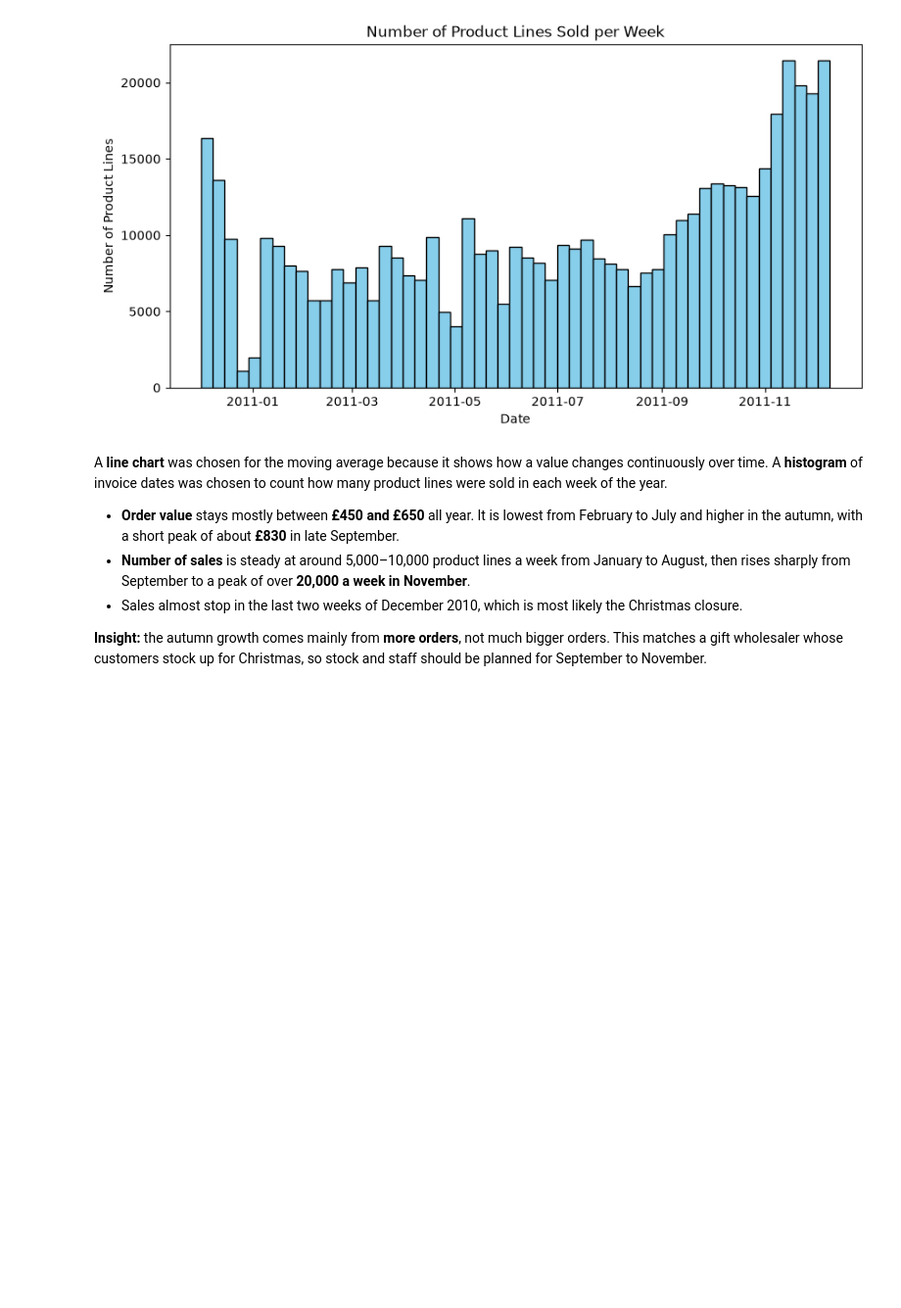
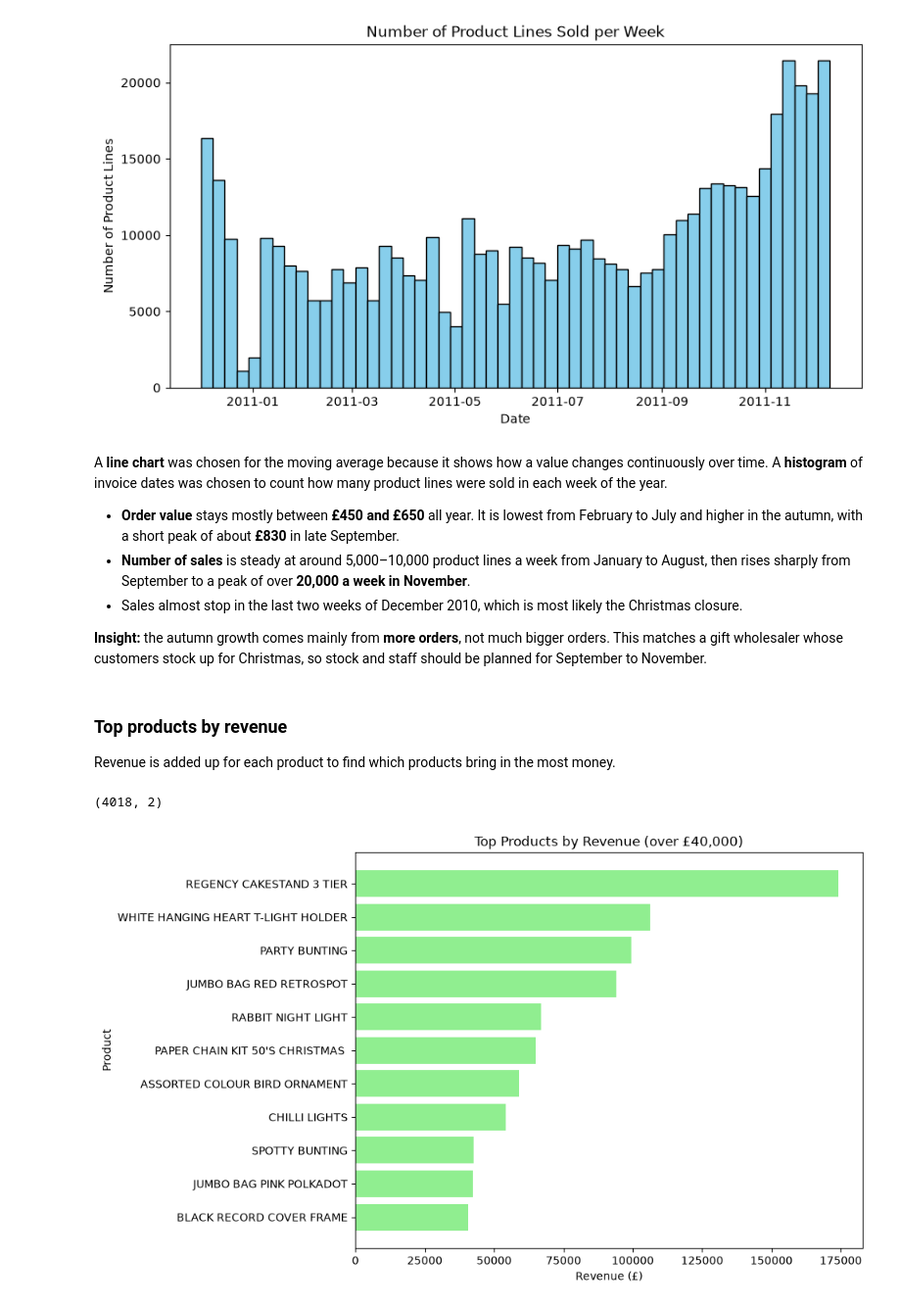
Before and after one commit to chryswds/DVC-CA2, a Jupyter notebook: DVC-CA2.ipynb, the cells around one changed output. Shown at 98% size. Drawn from its saved outputs; the diff is of its cells as text; code cells hidden in the pictures; blank space fills up the shorter version.

Commit message:
Add top products bar chart

```diff
--- a/DVC-CA2.ipynb
+++ b/DVC-CA2.ipynb
@@ -387,3 +387,24 @@ A **line chart** was chosen for the moving average because it shows how a value
 - Sales almost stop in the last two weeks of December 2010, which is most likely the Christmas closure.
 
 **Insight:** the autumn growth comes mainly from **more orders**, not much bigger orders. This matches a gift wholesaler whose customers stock up for Christmas, so stock and staff should be planned for September to November.
+# %% [markdown]
+### Top products by revenue
+Revenue is added up for each product to find which products bring in the most money.
+# %%
+product_revenue = df_clean.groupby('Description', as_index=False)[['Revenue']].sum()
+product_revenue.shape
+# %% [output]
+(4018, 2)
+# %%
+top_products = product_revenue[product_revenue['Revenue'] > 40000]
+top_products = top_products.sort_values(by=['Revenue'])
+
+plt.figure(figsize=(10,6))
+plt.barh(top_products['Description'], top_products['Revenue'], color='lightgreen')
+plt.title('Top Products by Revenue (over £40,000)')
+plt.xlabel('Revenue (£)')
+plt.ylabel('Product')
+plt.tight_layout()
+plt.show()
+# %% [output]
+[figure, added]
```
Also changed, not shown: parts of 1 cell of this notebook.
